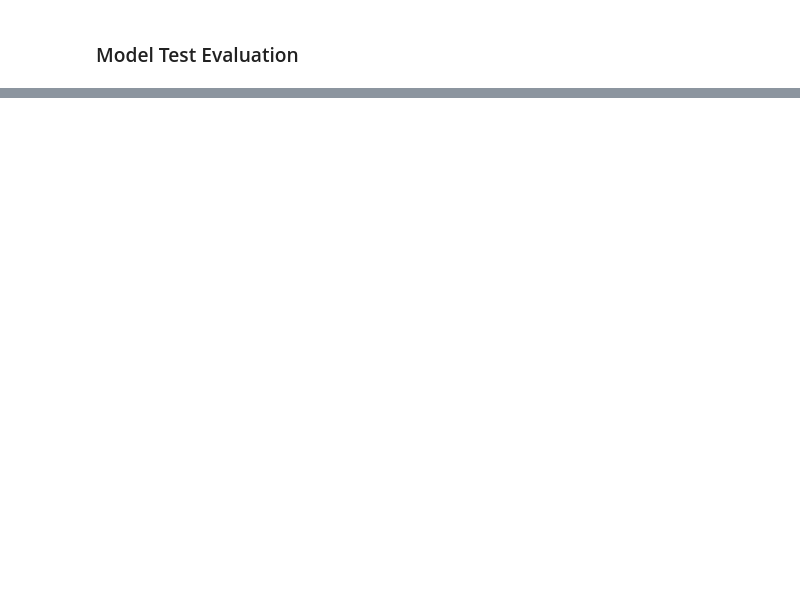
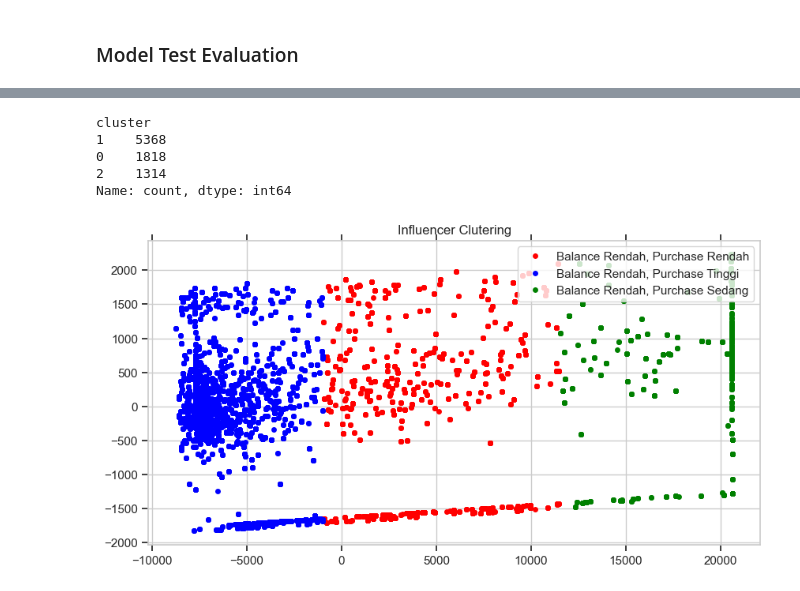
Before and after one commit to ediashta/ftds-020-final-project, a Jupyter notebook: h8dsft_final-project_ediashta.ipynb, the cells around one changed output, grey strips where cells are left out. Drawn from its saved outputs; the diff is of its cells as text; code cells hidden in the pictures; blank space fills up the shorter version.

```diff
--- a/h8dsft_final-project_ediashta.ipynb
+++ b/h8dsft_final-project_ediashta.ipynb
@@ -579,0 +676,8 @@ weighted avg       0.97      0.97      0.97      3039
+# %%
+# define pca
+pca_model = Pipeline(
+    [
+        ("column_transformer", col_transformers),
+        ("PCA", PCA(n_components=2))
+    ]
+)
@@ -579,0 +749,2 @@ weighted avg       0.97      0.97      0.97      3039
+# %%
+kmeans_pipeline.fit(bank_df_churned)
@@ -579,0 +771,6 @@ weighted avg       0.97      0.97      0.97      3039
+# %%
+label = kmeans_pipeline.named_steps['kmeans'].named_steps['Kmeans'].labels_
+
+clusters= pd.DataFrame(bank_df_churned)
+clusters["cluster"] = label
+clusters.head()
@@ -579,0 +784,41 @@ weighted avg       0.97      0.97      0.97      3039
+# %%
+clusters["cluster"].value_counts()
+# %% [output]
+cluster
+1    5368
+0    1818
+2    1314
+Name: count, dtype: int64
+# %%
+#visualize into 2d plot
+#visualize
+
+x, y = bank_df_pca[:, 0], bank_df_pca[:, 1]
+
+colors = {0: 'red',
+          1: 'blue',
+          2: 'green',
+          3: 'yellow'}
+
+names = {0: 'Balance Rendah, Purchase Rendah',
+         1: 'Balance Rendah, Purchase Tinggi',
+         2: 'Balance Rendah, Purchase Sedang',
+         3: 'Balance Tinggi, Purchase Tinggi'}
+
+df = pd.DataFrame({'x': x, 'y':y, 'label':label})
+groups = df.groupby('label')
+
+fig, ax = plt.subplots(figsize=(10, 5))
+
+for name, group in groups:
+    ax.plot(group.x, group.y, marker='o', linestyle='', ms=5,
+            color=colors[name],label=names[name], mec='none')
+    ax.set_aspect('auto')
+    ax.tick_params(axis='x',which='both',bottom='off',top='off',labelbottom='off')
+    ax.tick_params(axis= 'y',which='both',left='off',top='off',labelleft='off')
+
+ax.legend()
+ax.set_title("Influencer Clutering")
+plt.show()
+# %% [output]
+[figure, added]
```
Also changed, not shown: parts of 35 cells of this notebook, 2 other files.
